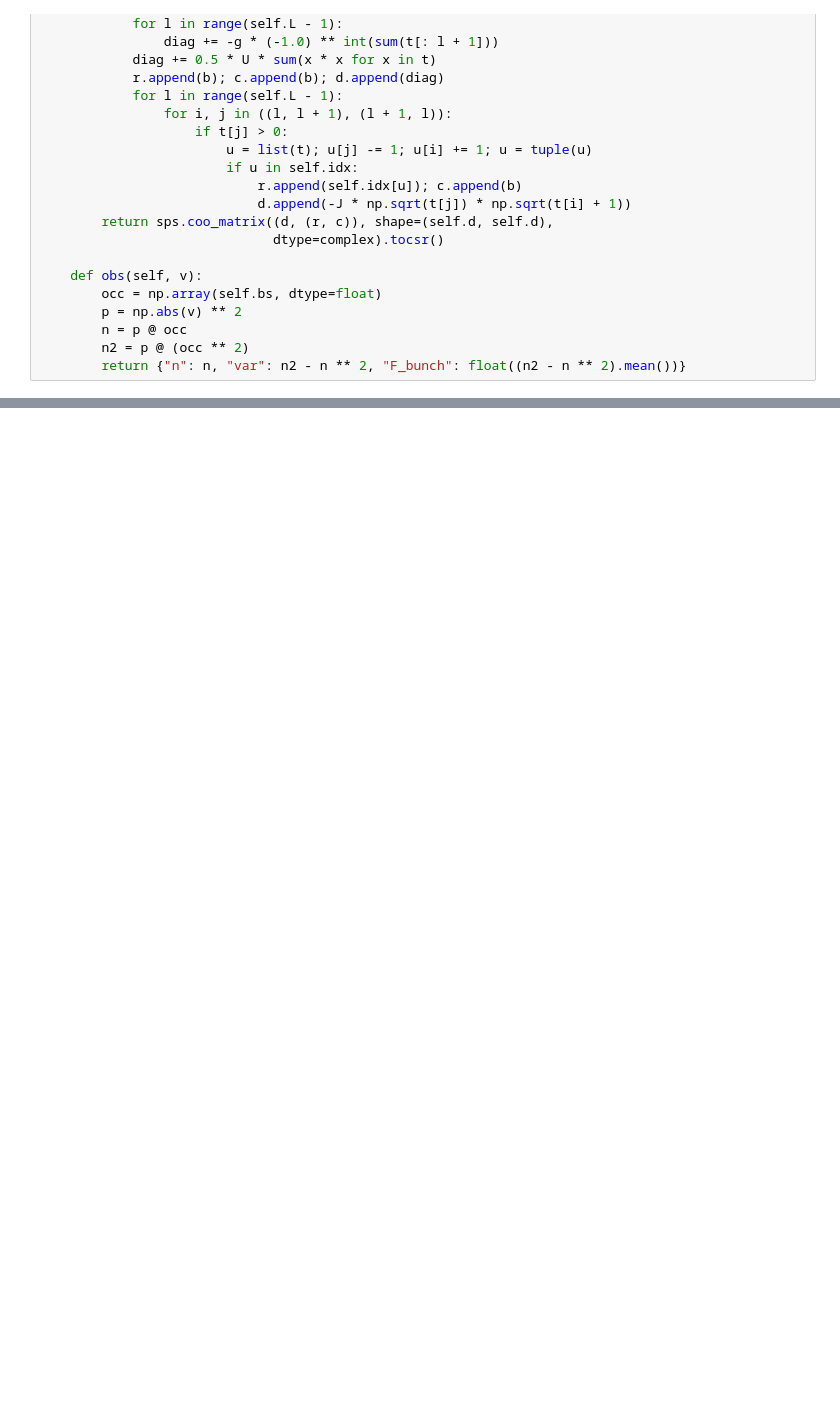
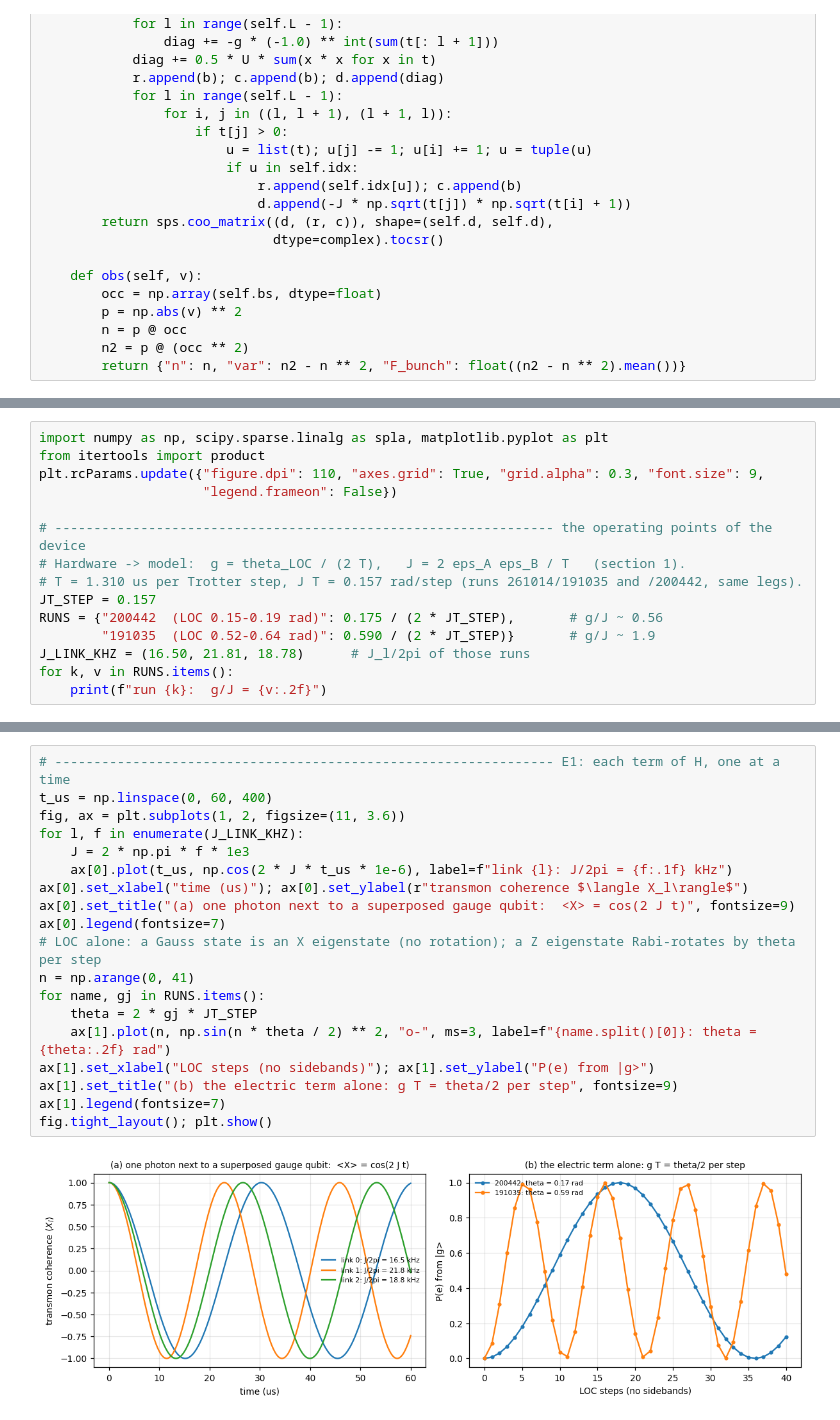
Before and after one commit to TunmayGerg/quantum-simulation-code, a Jupyter notebook: Quantum control/z2_higgs_4cavity_schemes.ipynb, the cells around one changed output, grey strips where cells are left out. Drawn from its saved outputs; the diff is of its cells as text; blank space fills up the shorter version.

```diff
--- a/Quantum control/z2_higgs_4cavity_schemes.ipynb
+++ b/Quantum control/z2_higgs_4cavity_schemes.ipynb
@@ -2670,0 +504,15 @@ The claim is refuted, not weakened, by any of these:
+# %%
+import numpy as np, scipy.sparse.linalg as spla, matplotlib.pyplot as plt
+from itertools import product
+plt.rcParams.update({"figure.dpi": 110, "axes.grid": True, "grid.alpha": 0.3, "font.size": 9,
+                     "legend.frameon": False})
+
+# ---------------------------------------------------------------- the operating points of the device
+# Hardware -> model:  g = theta_LOC / (2 T),   J = 2 eps_A eps_B / T   (section 1).
+# T = 1.310 us per Trotter step, J T = 0.157 rad/step (runs 261014/191035 and /200442, same legs).
+JT_STEP = 0.157
+RUNS = {"200442  (LOC 0.15-0.19 rad)": 0.175 / (2 * JT_STEP),       # g/J ~ 0.56
+        "191035  (LOC 0.52-0.64 rad)": 0.590 / (2 * JT_STEP)}       # g/J ~ 1.9
+J_LINK_KHZ = (16.50, 21.81, 18.78)      # J_l/2pi of those runs
+for k, v in RUNS.items():
+    print(f"run {k}:  g/J = {v:.2f}")
@@ -2670,0 +563,21 @@ The claim is refuted, not weakened, by any of these:
+# %%
+# ---------------------------------------------------------------- E1: each term of H, one at a time
+t_us = np.linspace(0, 60, 400)
+fig, ax = plt.subplots(1, 2, figsize=(11, 3.6))
+for l, f in enumerate(J_LINK_KHZ):
+    J = 2 * np.pi * f * 1e3
+    ax[0].plot(t_us, np.cos(2 * J * t_us * 1e-6), label=f"link {l}: J/2pi = {f:.1f} kHz")
+ax[0].set_xlabel("time (us)"); ax[0].set_ylabel(r"transmon coherence $\langle X_l\rangle$")
+ax[0].set_title("(a) one photon next to a superposed gauge qubit:  <X> = cos(2 J t)", fontsize=9)
+ax[0].legend(fontsize=7)
+# LOC alone: a Gauss state is an X eigenstate (no rotation); a Z eigenstate Rabi-rotates by theta per step
+n = np.arange(0, 41)
+for name, gj in RUNS.items():
+    theta = 2 * gj * JT_STEP
+    ax[1].plot(n, np.sin(n * theta / 2) ** 2, "o-", ms=3, label=f"{name.split()[0]}: theta = {theta:.2f} rad")
+ax[1].set_xlabel("LOC steps (no sidebands)"); ax[1].set_ylabel("P(e) from |g>")
+ax[1].set_title("(b) the electric term alone: g T = theta/2 per step", fontsize=9)
+ax[1].legend(fontsize=7)
+fig.tight_layout(); plt.show()
+# %% [output]
+[figure, added]
```
Also changed, not shown: parts of 63 cells of this notebook, 3 other files.
